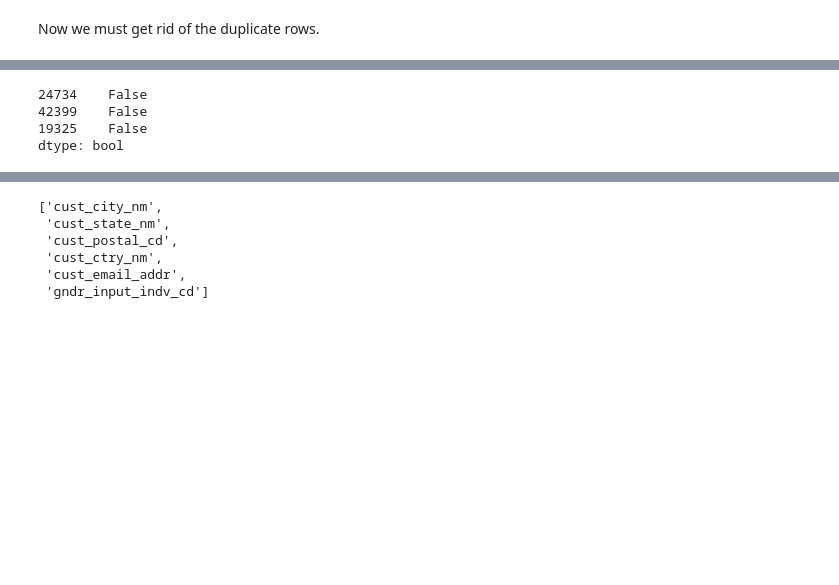
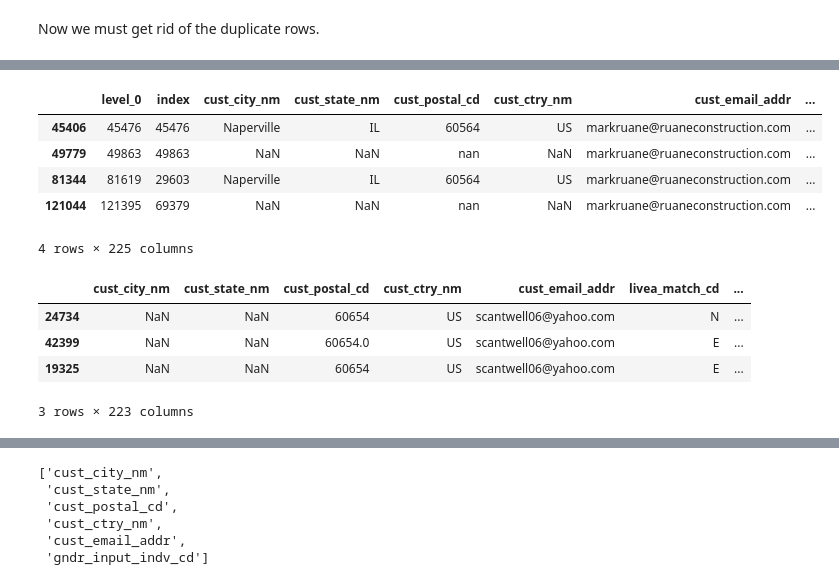
Before and after one commit to mathewj1/acl_spring_24_bulls2, a Jupyter notebook: notebooks/data_cleaning.ipynb, the cells around one changed output, grey strips where cells are left out. Saved outputs shown, nothing was run; the diff lists cells and outputs as text; code cells hidden in the pictures; blank space fills up the shorter version.

Commit message:
working on the liva analytics duplicate data problem

```diff
--- a/notebooks/data_cleaning.ipynb
+++ b/notebooks/data_cleaning.ipynb
@@ -519,9 +494,17 @@ len(df_liva.columns)
 # %% [output]
 ['cust_source_cd', 'la_id', 'ult_party_id', 'acct_id', 'race_cd', 'client_walkup_buyer_ind', 'ca_avg_hh_income', 'ca_median_hh_income', 'ca_disposable_inc', 'ca_discretionary_inc', 'ca_hs_rec_tot_spen ...
 223
-# %%
-#fix zip codes as string
-df_liva['cust_postal_cd'] = df_liva['cust_postal_cd'].astype(str)
+# %%
+#fix the postal code column
+df_liva['cust_postal_cd'] = df_liva['cust_postal_cd'].replace('nan', np.nan)
+df_liva = df_liva.reset_index()
+for i in range(len(df_liva['cust_postal_cd'])):
+    value = df_liva.at[i, 'cust_postal_cd']
+    if str(value).replace('.','',1).isdigit():
+        postal_code = int(float(value))
+        df_liva.at[i, 'cust_postal_cd'] = postal_code
+    else:
+        df_liva.at[i, 'cust_postal_cd'] = str(value)
 # %% [markdown]
 Filter for season ticketholder attendees
 # %%
@@ -560,4 +525,4 @@ all_columns = df_season_liva.columns.tolist()
 columns_to_consider = [col for col in all_columns if col not in ['livea_match_cd', 'year']]
 
 # Use df.duplicated() with the subset parameter
-df_season_liva = df_season_liva.drop_duplicates(subset=columns_to_consider, keep= 'last')
+df_season_liva = df_season_liva.drop_duplicates(subset=columns_to_consider, keep= 'last').reset_index()
@@ -592 +544,11 @@ flannerm22@gmail.com            1
 Name: count, Length: 115498, dtype: int64
+# %%
+#fix the postal code column
+df_season_liva['cust_postal_cd'] = df_season_liva['cust_postal_cd'].replace('nan', np.nan)
+for i in range(len(df_season_liva['cust_postal_cd'])):
+    value = df_season_liva.at[i, 'cust_postal_cd']
+    if str(value).replace('.','',1).isdigit():
+        postal_code = int(float(value))
+        df_season_liva.at[i, 'cust_postal_cd'] = postal_code
+    else:
+        df_season_liva.at[i, 'cust_postal_cd'] = str(value)
@@ -593,7 +571,17 @@ Name: count, Length: 115498, dtype: int64
+# %%
+df_season_liva[df_season_liva["cust_email_addr"] == 'markruane@ruaneconstruction.com']
+# %% [output]
+|  | level_0 | index | cust_city_nm | cust_state_nm | cust_postal_cd | cust_ctry_nm | cust_email_addr | ... |
+| 45406 | 45476 | 45476 | Naperville | IL | 60564 | US | markruane@ruaneconstruction.com | ... |
+| 49779 | 49863 | 49863 | NaN | NaN | nan | NaN | markruane@ruaneconstruction.com | ... |
+| 81344 | 81619 | 29603 | Naperville | IL | 60564 | US | markruane@ruaneconstruction.com | ... |
+| 121044 | 121395 | 69379 | NaN | NaN | nan | NaN | markruane@ruaneconstruction.com | ... |
+4 rows × 225 columns
 # %%
-df_season_liva[df_season_liva["cust_email_addr"] == 'scantwell06@yahoo.com'].duplicated(subset = columns_to_consider[0:6])
+df_season_liva[df_season_liva["cust_email_addr"] == 'scantwell06@yahoo.com']
 # %% [output]
+|  | cust_city_nm | cust_state_nm | cust_postal_cd | cust_ctry_nm | cust_email_addr | livea_match_cd | ... |
+| 24734 | NaN | NaN | 60654 | US | scantwell06@yahoo.com | N | ... |
+| 42399 | NaN | NaN | 60654.0 | US | scantwell06@yahoo.com | E | ... |
+| 19325 | NaN | NaN | 60654 | US | scantwell06@yahoo.com | E | ... |
-24734    False
-42399    False
-19325    False
-dtype: bool
+3 rows × 223 columns
```
Also changed, not shown: parts of 16 cells of this notebook.
